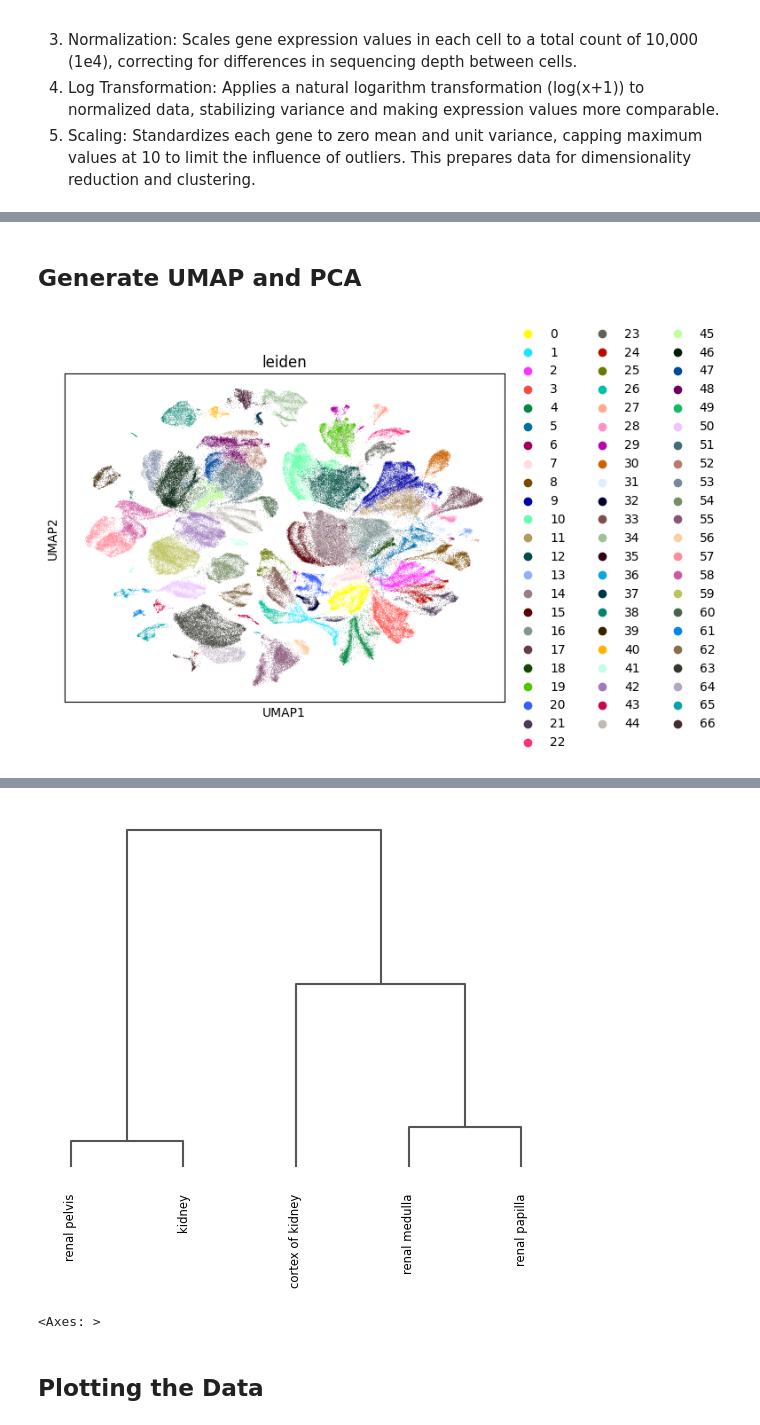
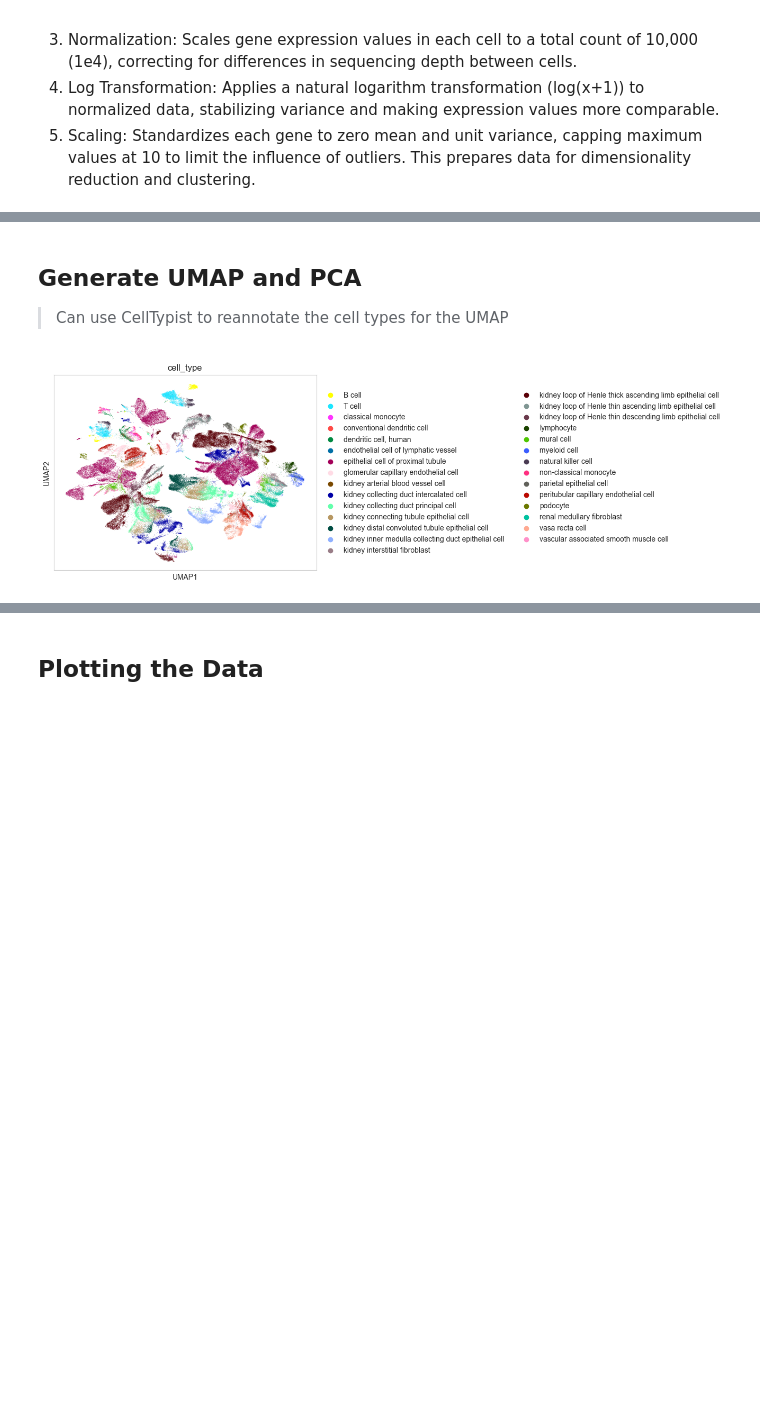
Before and after one commit to aumchampaneri/Biochemistry-BS, a Jupyter notebook: Human Kidney Atlas/Complement SC Kidney Atlas.ipynb, the cells around one changed output, grey strips where cells are left out. Cells and saved outputs as stored; diff of their text form; code cells hidden in the pictures; blank space fills up the shorter version.

Commit message:
UMAP Labeling with 'cell_type'

```diff
--- a/Human Kidney Atlas/Complement SC Kidney Atlas.ipynb
+++ b/Human Kidney Atlas/Complement SC Kidney Atlas.ipynb
@@ -611,22 +611,24 @@ KeyboardInterrupt:
 # %% [markdown]
 ## Generate UMAP and PCA
+
+> Can use CellTypist to reannotate the cell types for the UMAP
 # %%
 # Principal Component Analysis (PCA)
 sc.pp.pca(normal, svd_solver="arpack")
 # Plot the PCA -- Uncomment to see the plot
 # sc.pl.pca(normal)
 # sc.pl.pca_variance_ratio(normal, log=True)
 
 # Generate UMAP
 sc.pp.neighbors(normal)
 sc.tl.umap(normal)
 
 # Leiden clustering
 sc.tl.leiden(normal, flavor='igraph', n_iterations=2)
-sc.pl.umap(normal, color=['leiden']) # Looks better with dark background
+sc.pl.umap(normal, color=['cell_type']) # Looks better with dark background
 
 # Dendrogram Key for downstream visualization
 sc.tl.dendrogram(normal, groupby='cell_type')
 sc.tl.dendrogram(normal, groupby='tissue')
 # %% [output]
-[figure, old version]
+[figure, new version]
@@ -634,5 +635,3 @@ WARNING: dendrogram data not found (using key=dendrogram_tissue). Running `sc.tl
-[figure, removed]
-<Axes: >
 # %% [markdown]
 ## Plotting the Data
 # %% [markdown]
```
Also changed, not shown: parts of 8 cells of this notebook.
